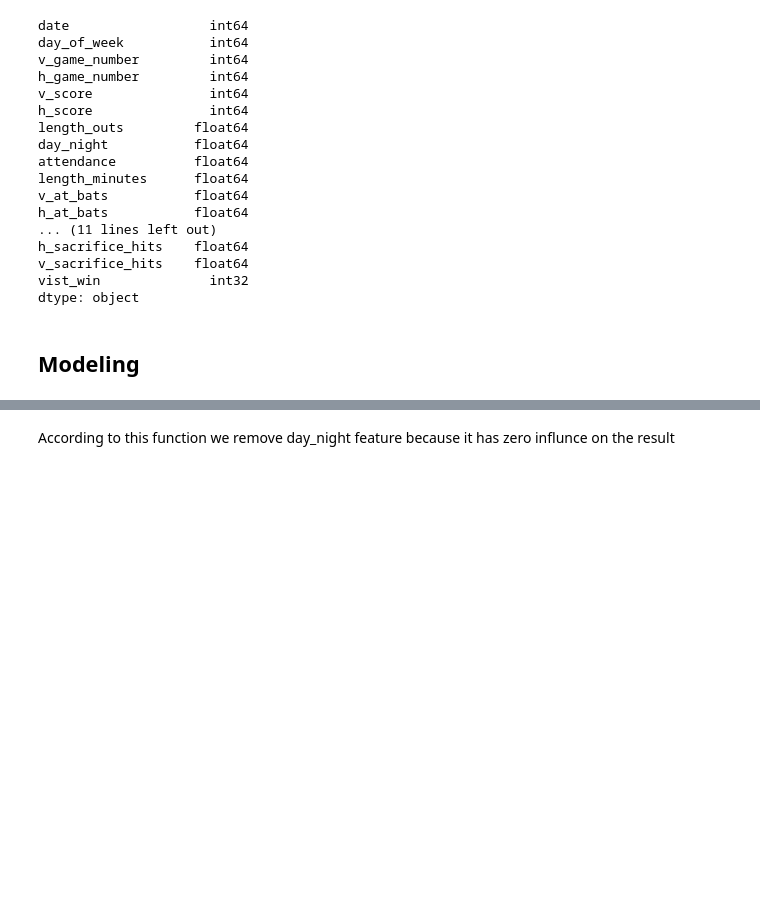
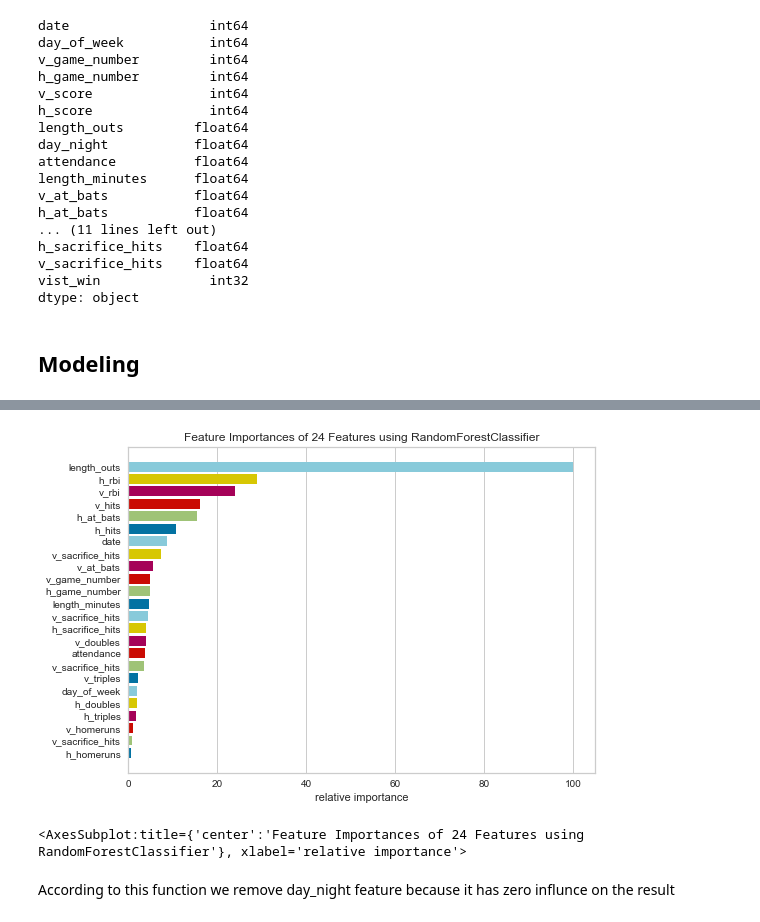
Before and after one commit to georgetown-analytics/MLB, a Jupyter notebook: ML_Wrangling.ipynb, the cells around one changed output, grey strips where cells are left out. Cells and saved outputs as stored; diff of their text form; code cells hidden in the pictures; blank space fills up the shorter version.

```diff
--- a/ML_Wrangling.ipynb
+++ b/ML_Wrangling.ipynb
@@ -176,3 +183,18 @@ target = df_2[['vist_win']].values.ravel()
+# %%
+from sklearn.ensemble import RandomForestClassifier
+
+from yellowbrick.datasets import load_occupancy
+from yellowbrick.model_selection import FeatureImportances
+
+# Load the classification data set
+
+model = RandomForestClassifier(n_estimators=10)
+viz = FeatureImportances(model)
+viz.fit(features, target)
+viz.show()
+# %% [output]
+[figure, added]
+<AxesSubplot:title={'center':'Feature Importances of 24 Features using RandomForestClassifier'}, xlabel='relative importance'>
 # %%
 #remove zero-variance features
 from sklearn.feature_selection import VarianceThreshold
```
Also changed, not shown: parts of 20 cells of this notebook, 1 other file.
